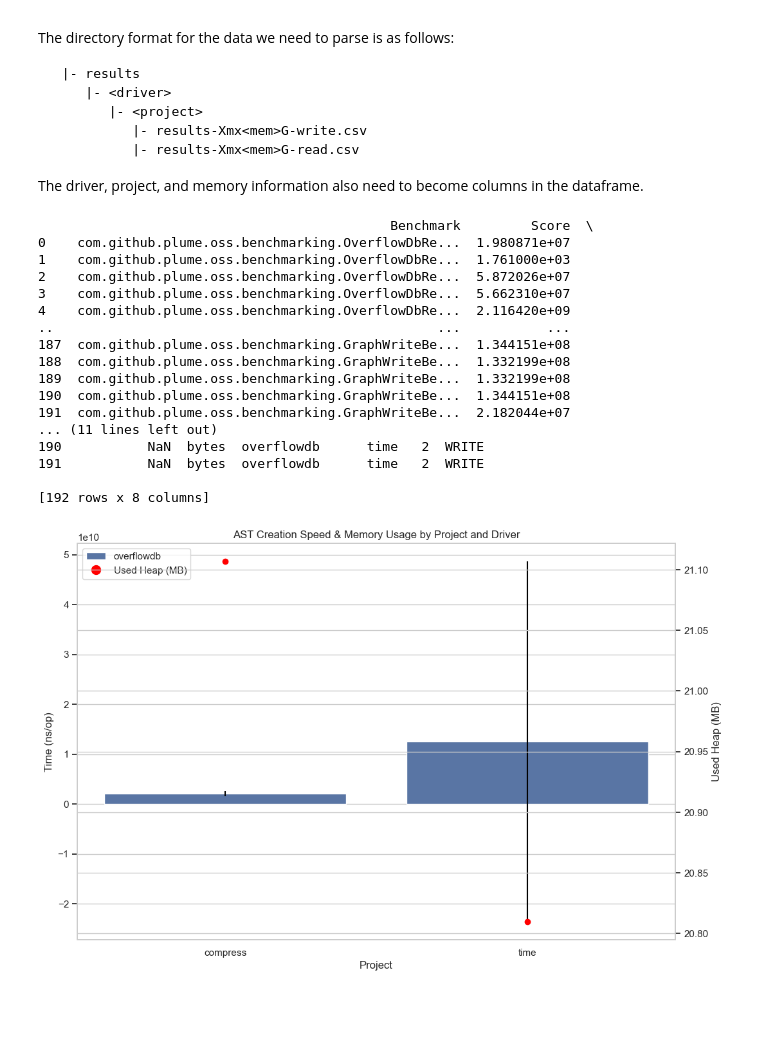
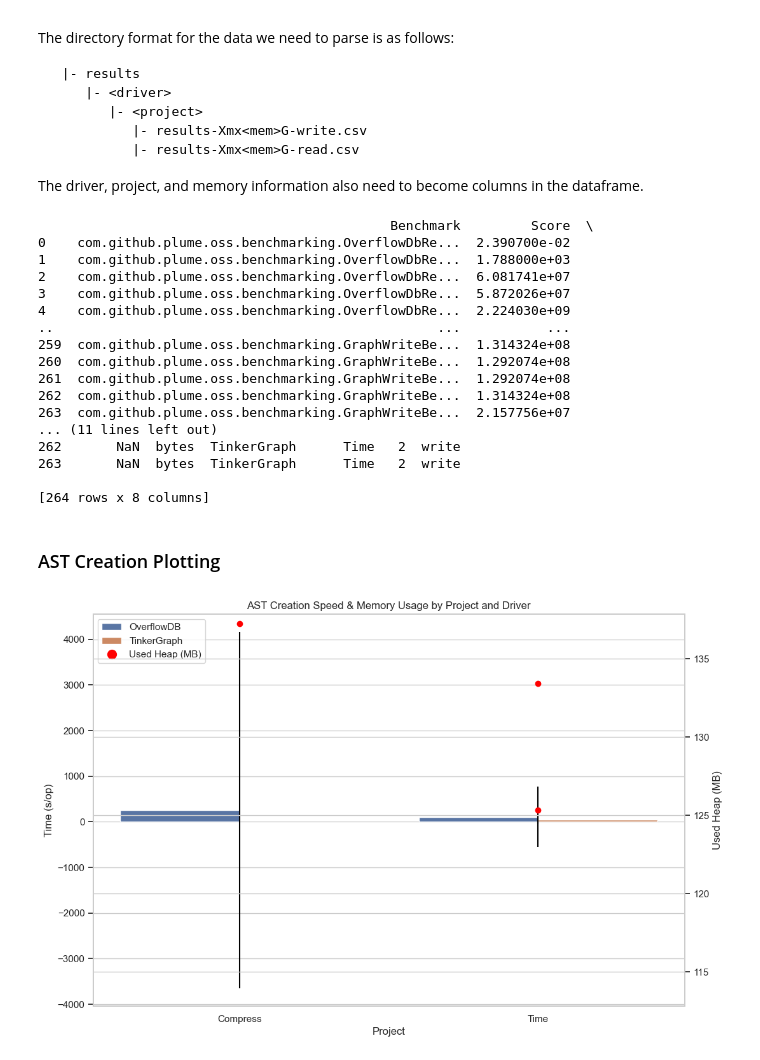
Before and after one commit to plume-oss/benchmarking, a Jupyter notebook: plotting.ipynb, the cells around one changed output. Drawn from its saved outputs; the diff is of its cells as text; code cells hidden in the pictures; blank space fills up the shorter version.

Commit message:
Have reads plotting

```diff
--- a/plotting.ipynb
+++ b/plotting.ipynb
@@ -38,7 +38,13 @@ for root, dirs, files in os.walk(base_dir):
             # Extract <driver>, <project>, and <mem> from the path
             parts = file_path.split(os.sep)
             driver = parts[1]
-            project = parts[2]
+            if driver == "overflowdb":
+               driver = "OverflowDB"
+            elif driver == "tinkergraph":
+                driver = "TinkerGraph"
+            elif driver == "neo4j-embedded":
+                driver = "Neo4j (Embedded)"
+            project = parts[2].title()
             mem = file.split('-')[1][3:-1]  # Extracting <mem> from 'results-Xmx<mem>G-*.csv'
             typ = file.split('-')[2].split('.')[0]
 
@@ -52,7 +58,7 @@ for root, dirs, files in os.walk(base_dir):
             df['Driver'] = driver
             df['Project'] = project
             df['Mem'] = mem
-            df['Type'] = typ
+            df['Type'] = typ.lower()
 
             # Clean score data
             df['Score'] = df['Score'].replace(',','.', regex=True).astype(float)
@@ -68,30 +74,32 @@ final_df = pd.concat(dataframes, ignore_index=True)
 print(final_df)
 # %% [output]
                                              Benchmark         Score  \
-0    com.github.plume.oss.benchmarking.OverflowDbRe...  1.980871e+07
-1    com.github.plume.oss.benchmarking.OverflowDbRe...  1.761000e+03
-2    com.github.plume.oss.benchmarking.OverflowDbRe...  5.872026e+07
-3    com.github.plume.oss.benchmarking.OverflowDbRe...  5.662310e+07
-4    com.github.plume.oss.benchmarking.OverflowDbRe...  2.116420e+09
+0    com.github.plume.oss.benchmarking.OverflowDbRe...  2.390700e-02
+1    com.github.plume.oss.benchmarking.OverflowDbRe...  1.788000e+03
+2    com.github.plume.oss.benchmarking.OverflowDbRe...  6.081741e+07
+3    com.github.plume.oss.benchmarking.OverflowDbRe...  5.872026e+07
+4    com.github.plume.oss.benchmarking.OverflowDbRe...  2.224030e+09
 ..                                                 ...           ...
-187  com.github.plume.oss.benchmarking.GraphWriteBe...  1.344151e+08
-188  com.github.plume.oss.benchmarking.GraphWriteBe...  1.332199e+08
-189  com.github.plume.oss.benchmarking.GraphWriteBe...  1.332199e+08
-190  com.github.plume.oss.benchmarking.GraphWriteBe...  1.344151e+08
-191  com.github.plume.oss.benchmarking.GraphWriteBe...  2.182044e+07
+259  com.github.plume.oss.benchmarking.GraphWriteBe...  1.314324e+08
+260  com.github.plume.oss.benchmarking.GraphWriteBe...  1.292074e+08
+261  com.github.plume.oss.benchmarking.GraphWriteBe...  1.292074e+08
+262  com.github.plume.oss.benchmarking.GraphWriteBe...  1.314324e+08
+263  com.github.plume.oss.benchmarking.GraphWriteBe...  2.157756e+07
 ... (11 lines left out)
-190           NaN  bytes  overflowdb      time   2  WRITE
-191           NaN  bytes  overflowdb      time   2  WRITE
+262       NaN  bytes  TinkerGraph      Time   2  write
+263       NaN  bytes  TinkerGraph      Time   2  write
 
-[192 rows x 8 columns]
+[264 rows x 8 columns]
+# %% [markdown]
+### AST Creation Plotting
 # %%
 import seaborn as sns
 import matplotlib.pyplot as plt
 
-write_df_create_ast = final_df[(final_df['Type'].str.lower() == 'write') & (final_df['Benchmark'].str.endswith('createAst'))]
+write_df_create_ast = final_df[(final_df['Type'] == 'write') & (final_df['Benchmark'].str.endswith('createAst'))]
 
 # Filter the data for Benchmark ending with 'usedHeap'
-filtered_df_usedHeap = final_df[(final_df['Type'].str.lower() == 'write') & (final_df['Benchmark'].str.endswith('usedHeap'))]
+filtered_df_usedHeap = final_df[(final_df['Type'] == 'write') & (final_df['Benchmark'].str.endswith('used.settled'))]
 
 # Convert 'Score' from bytes to megabytes for 'usedHeap' entries
 filtered_df_usedHeap.loc[filtered_df_usedHeap['Unit'] == 'bytes', 'Score'] /= (1024 * 1024)
@@ -103,31 +111,36 @@ sns.set(style="whitegrid")
 
 # Create the bar plot for createAst
 sns.barplot(x="Project", y="Score", hue="Driver", data=write_df_create_ast, errorbar=None, ax=ax1)
 
 # Adding error bars manually
 for i, row in write_df_create_ast.iterrows():
     plt.errorbar(x=row['Project'], y=row['Score'], yerr=row['Error'], fmt='none', c='black')
 
 # Set labels and title for the first y-axis
 ax1.set_xlabel('Project')
 ax1.set_ylabel(f'Time ({write_df_create_ast["Unit"].iloc[0]})')
 ax1.set_title('AST Creation Speed & Memory Usage by Project and Driver')
 
 # Create a second y-axis for usedHeap
 ax2 = ax1.twinx()
 
 
 # Add points for usedHeap
 ax2.scatter(filtered_df_usedHeap['Project'], filtered_df_usedHeap['Score'], color='red', label='Used Heap (MB)')
 ax2.set_ylabel('Used Heap (MB)')
 
 # Combine legends
 lines_1, labels_1 = ax1.get_legend_handles_labels()
 lines_2 = [plt.Line2D([0], [0], marker='o', color='red', linestyle='', markersize=10)]
 labels_2 = ['Used Heap (MB)']
+
+# Adjust the lower limit of ax2 to ensure it is above the minimum of the usedHeap scores
+min_used_heap_score = filtered_df_usedHeap['Score'].min()
+ax2.set_ylim(bottom=min_used_heap_score * 0.9)  # Set the lower limit to 90% of the minimum usedHeap score
+
 ax1.legend(lines_1 + lines_2, labels_1 + labels_2, loc='upper left')
 
 # Show the plot
 plt.show()
 # %% [output]
-[figure, old version]
+[figure, new version]
```
Also changed, not shown: parts of 2 cells of this notebook, 1 other file.
